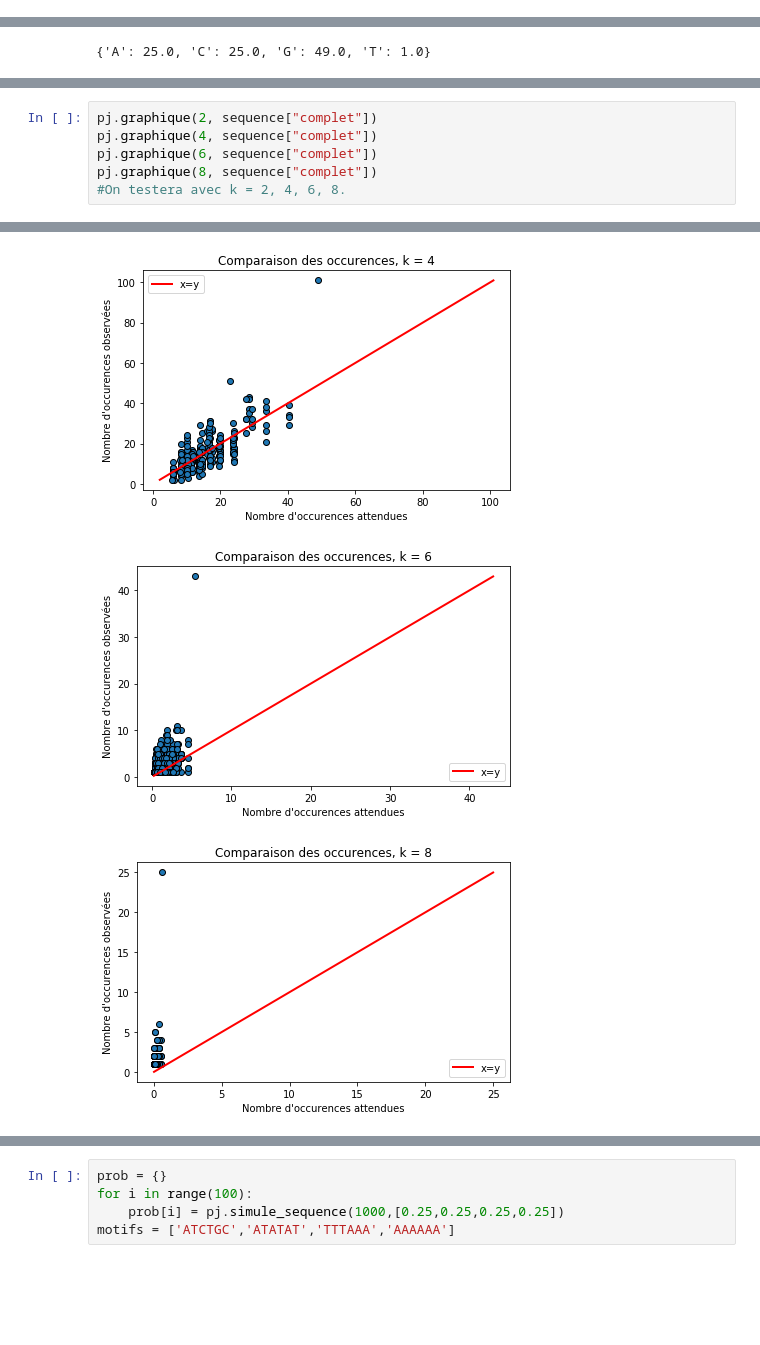
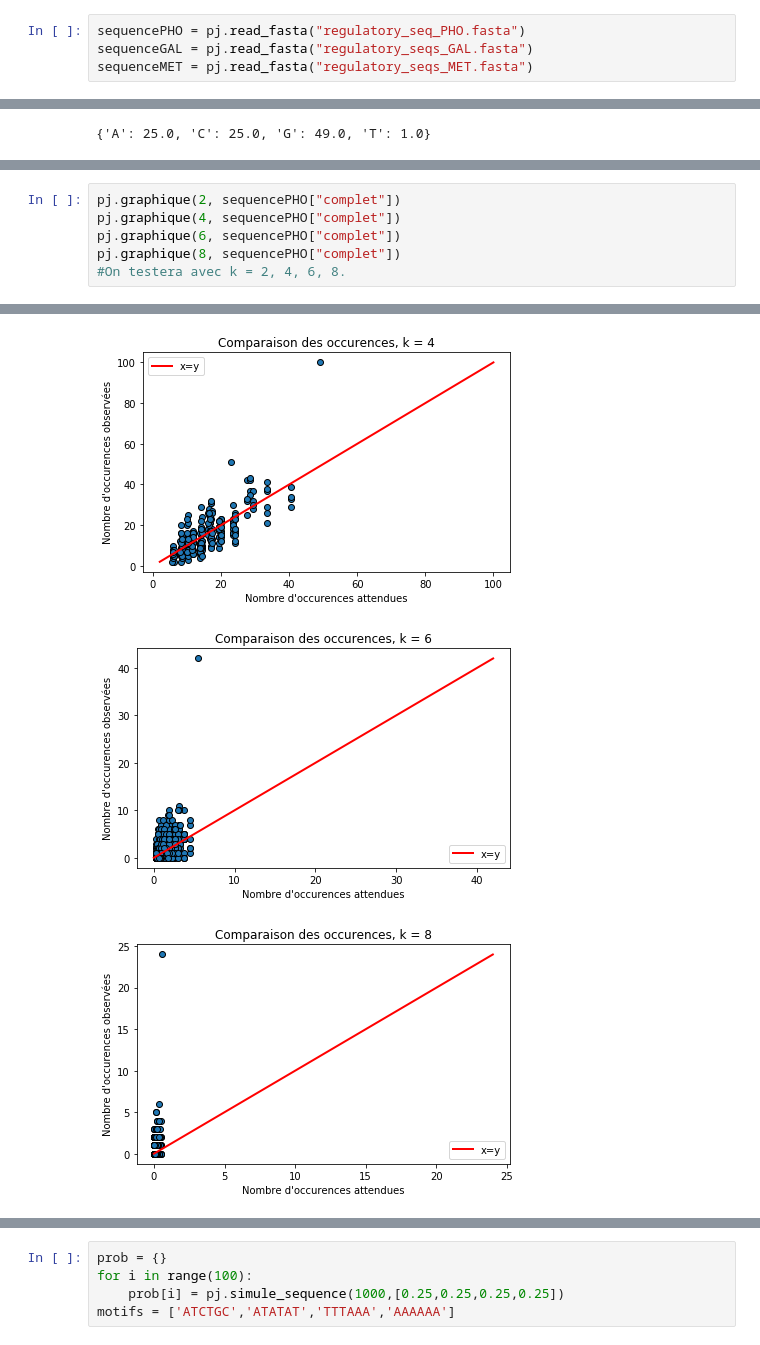
Before and after one commit to ohouens/3i005, a Jupyter notebook: projet_3/Projet3-OHOUENS-FUMERON.ipynb, the cells around one changed output, grey strips where cells are left out. Drawn from its saved outputs; the diff is of its cells as text; blank space fills up the shorter version.

```diff
--- a/projet_3/Projet3-OHOUENS-FUMERON.ipynb
+++ b/projet_3/Projet3-OHOUENS-FUMERON.ipynb
@@ -70,0 +48,4 @@ sequenceLog = pj.log_proba_sequence(pj.nucleotide_frequency(sequence["complet"])
+# %%
+sequencePHO = pj.read_fasta("regulatory_seq_PHO.fasta")
+sequenceGAL = pj.read_fasta("regulatory_seqs_GAL.fasta")
+sequenceMET = pj.read_fasta("regulatory_seqs_MET.fasta")
@@ -84,11 +117,11 @@ pj.comptage_attendu([0.25,0.25,0.49,0.01], 1, 100)
 # %%
-pj.graphique(2, sequence["complet"])
-pj.graphique(4, sequence["complet"])
-pj.graphique(6, sequence["complet"])
-pj.graphique(8, sequence["complet"])
+pj.graphique(2, sequencePHO["complet"])
+pj.graphique(4, sequencePHO["complet"])
+pj.graphique(6, sequencePHO["complet"])
+pj.graphique(8, sequencePHO["complet"])
 #On testera avec k = 2, 4, 6, 8.
 # %% [output]
 [figure]
-[figure, old version]
+[figure, new version]
-[figure, old version]
+[figure, new version]
-[figure, old version]
+[figure, new version]
```
Also changed, not shown: parts of 19 cells of this notebook.
